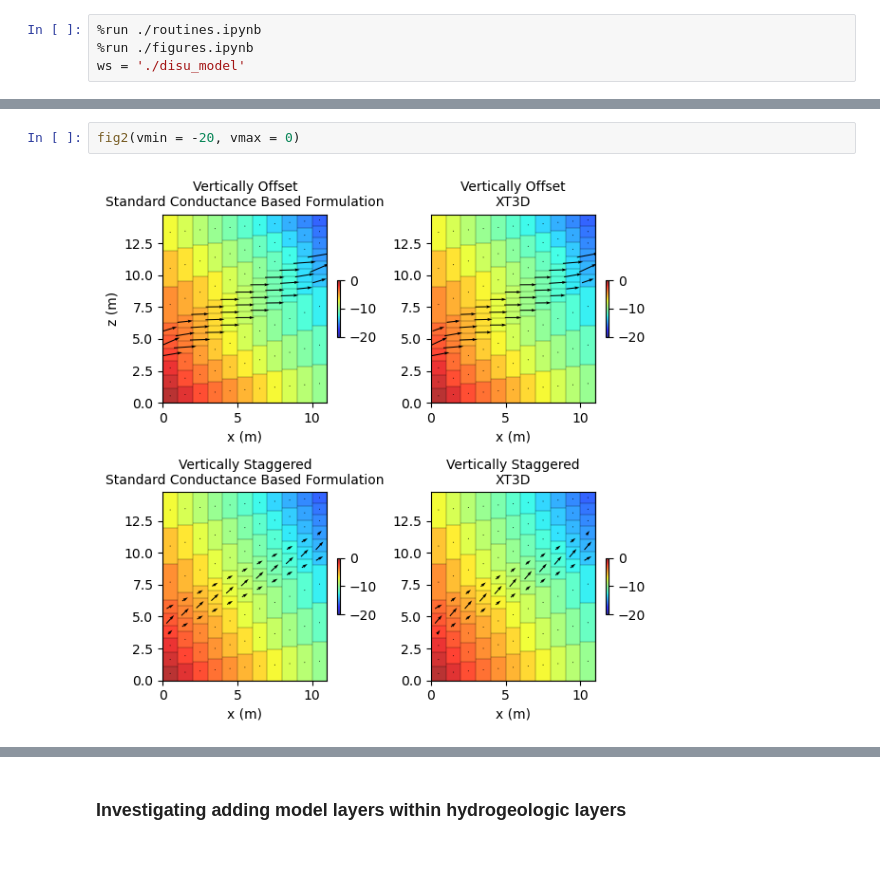
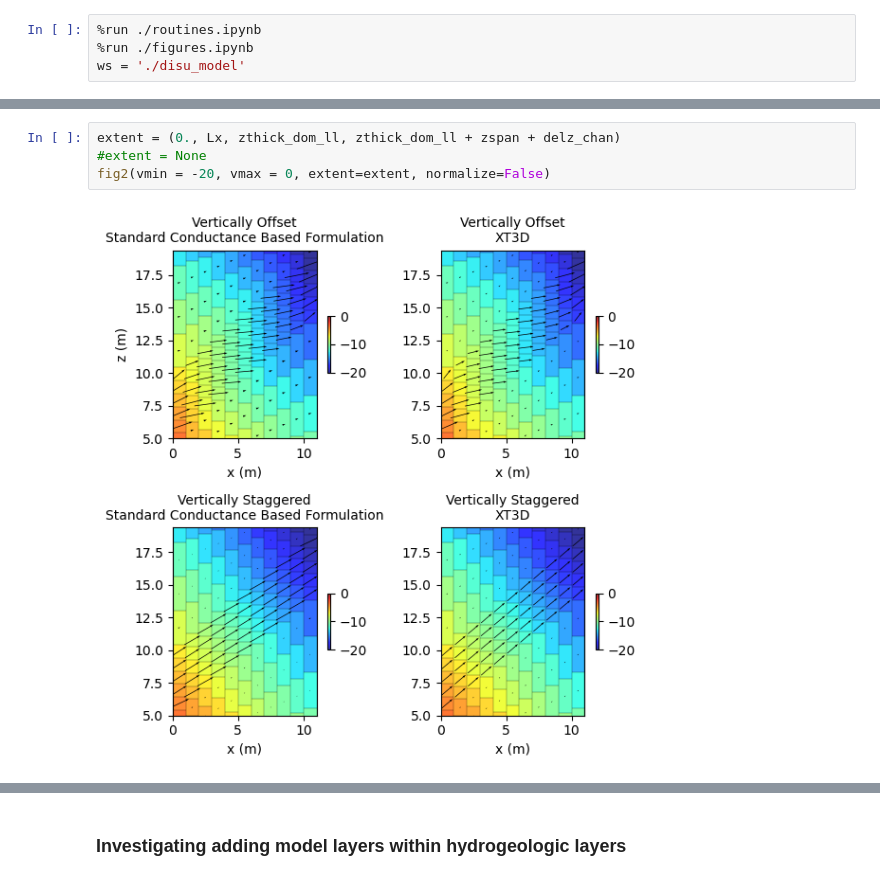
Before and after one commit to langevin-usgs/xt3d-vertically-staggered, a Jupyter notebook: python/disu_approach_paper.ipynb, the cells around one changed output, grey strips where cells are left out. Saved outputs shown, nothing was run; the diff lists cells and outputs as text.

```diff
--- a/python/disu_approach_paper.ipynb
+++ b/python/disu_approach_paper.ipynb
@@ -140,7 +82,9 @@ WARNING: Unable to resolve dimension of ('gwf6', 'disu', 'cell2d', 'cell2d', 'ic
 # %%
-fig2(vmin = -20, vmax = 0)
+extent = (0., Lx, zthick_dom_ll, zthick_dom_ll + zspan + delz_chan)
+#extent = None
+fig2(vmin = -20, vmax = 0, extent=extent, normalize=False)
 # %% [output]
-[figure, old version]
+[figure, new version]
 # %%
 table1()
 # %% [output]
```
Also changed, not shown: parts of 14 cells of this notebook, 17 other files.
